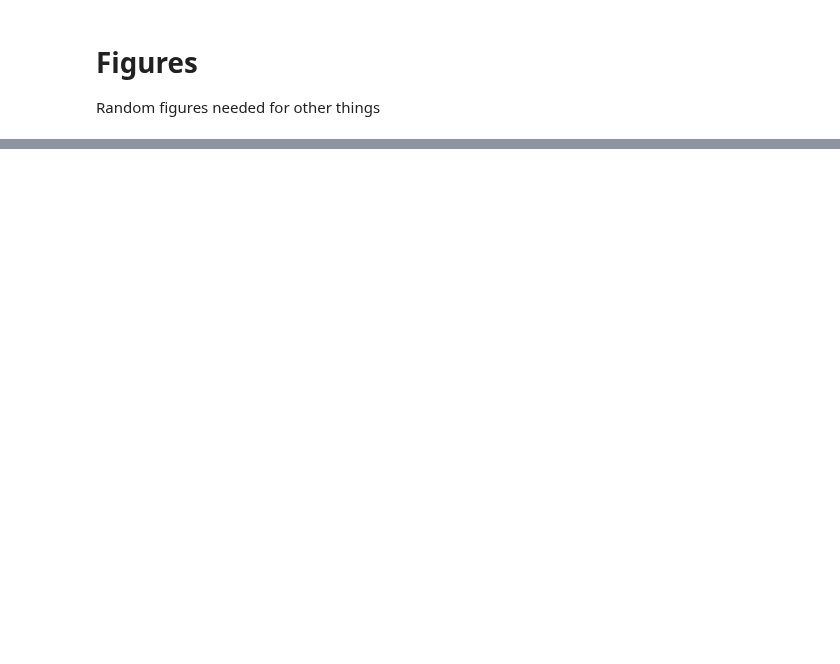
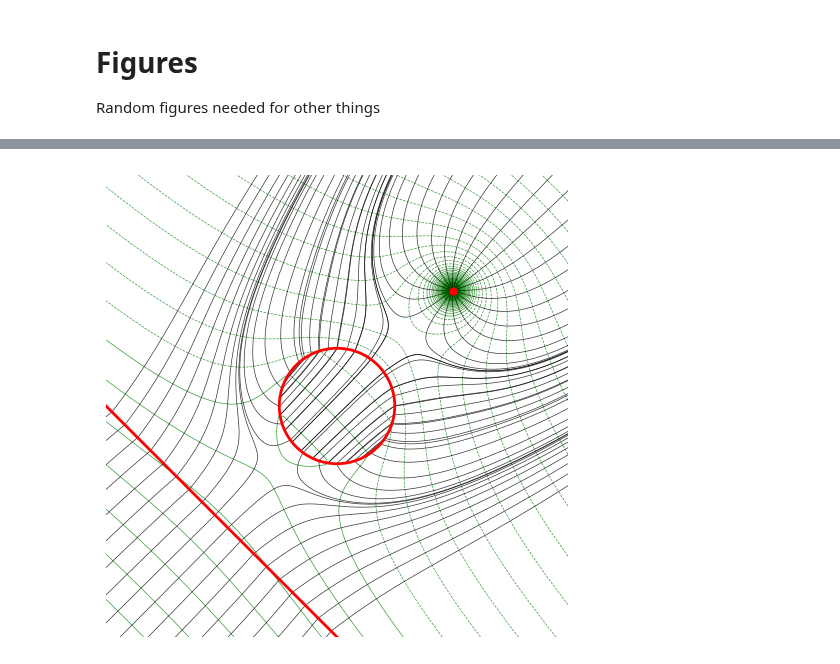
Before and after one commit to rkingery/notebooks, a Jupyter notebook: figures.ipynb, the cells around one changed output, grey strips where cells are left out. Saved outputs shown, nothing was run; the diff lists cells and outputs as text; code cells hidden in the pictures; blank space fills up the shorter version.

```diff
--- a/figures.ipynb
+++ b/figures.ipynb
@@ -201,0 +366,17 @@ Random figures needed for other things
+# %%
+
+
+# charge = PointCharge(q=1, position=(2, 2))
+# sphere = HollowSphereDistribution(sigma=1, radius=1, center=(0, 0))
+# sheet = InfiniteSheetDistribution(sigma=1, center=(-2, -2), normal_angle=45)
+# distribution = ChargeDistribution([charge, sphere, sheet])
+
+# charge = PointCharge(q=0.01, position=(1, 1))
+# vertical_sheet = InfiniteSheetDistribution(sigma=5, center=(0, 0), normal_angle=0)
+# horizontal_sheet = InfiniteSheetDistribution(sigma=5, center=(0, 0), normal_angle=90)
+# distribution = ChargeDistribution([vertical_sheet, horizontal_sheet])
+
+plotter = FieldLinePlotter(distribution)
+plotter.plot(n_field_lines=20, xlim=(-4, 4), ylim=(-4, 4), plot_equipotentials=True, n_potential_levels=150);
+# %% [output]
+[figure, added]
```
Also changed, not shown: parts of 15 cells of this notebook.
